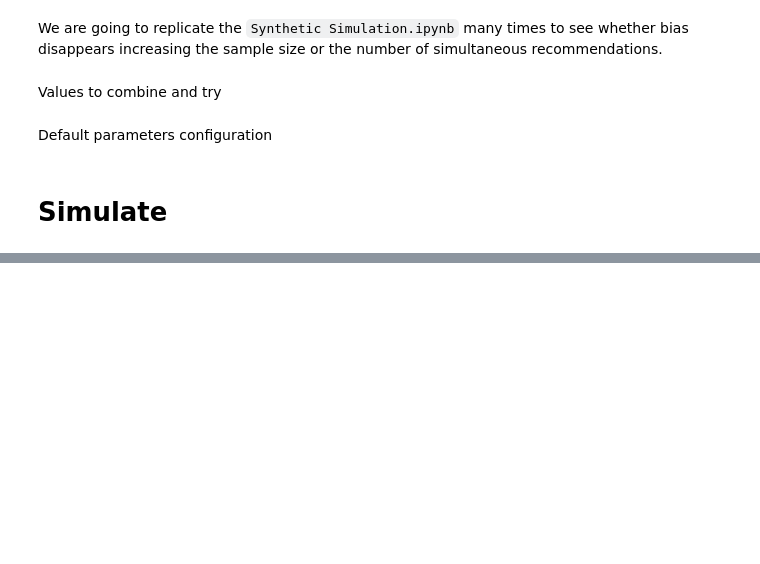
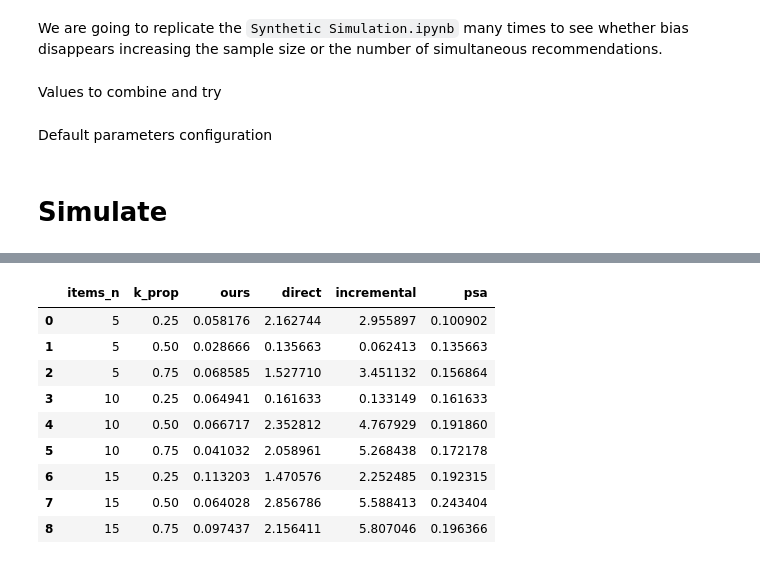
Before and after one commit to aleixrvr/diff_impact_items, a Jupyter notebook: Sample Sizes Study.ipynb, the cells around one changed output, grey strips where cells are left out. Drawn from its saved outputs; the diff is of its cells as text; code cells hidden in the pictures; blank space fills up the shorter version.

```diff
--- a/Sample Sizes Study.ipynb
+++ b/Sample Sizes Study.ipynb
@@ -288,11 +290,22 @@ results_ = Parallel(n_jobs=n_jobs, verbose=1)\
 # %%
 results = pd.DataFrame({
     'items_n': [x['items_n_list'] for x in results_],
     'k_prop': [x['k_prop_list'] for x in results_],
     'ours': [x['rmse_method'] for x in results_],
     'direct': [x['rmse_direct'] for x in results_],
     'incremental': [x['rmse_direct_incremental'] for x in results_],
-    'ipw': [x['rmse_ipw'] for x in results_]
+    'psa': [x['rmse_ipw'] for x in results_]
 })
 results
+# %% [output]
+|  | items_n | k_prop | ours | direct | incremental | psa |
+| 0 | 5 | 0.25 | 0.058176 | 2.162744 | 2.955897 | 0.100902 |
+| 1 | 5 | 0.50 | 0.028666 | 0.135663 | 0.062413 | 0.135663 |
+| 2 | 5 | 0.75 | 0.068585 | 1.527710 | 3.451132 | 0.156864 |
+| 3 | 10 | 0.25 | 0.064941 | 0.161633 | 0.133149 | 0.161633 |
+| 4 | 10 | 0.50 | 0.066717 | 2.352812 | 4.767929 | 0.191860 |
+| 5 | 10 | 0.75 | 0.041032 | 2.058961 | 5.268438 | 0.172178 |
+| 6 | 15 | 0.25 | 0.113203 | 1.470576 | 2.252485 | 0.192315 |
+| 7 | 15 | 0.50 | 0.064028 | 2.856786 | 5.588413 | 0.243404 |
+| 8 | 15 | 0.75 | 0.097437 | 2.156411 | 5.807046 | 0.196366 |
 # %%
```
Also changed, not shown: parts of 5 cells of this notebook, 1 other file.
